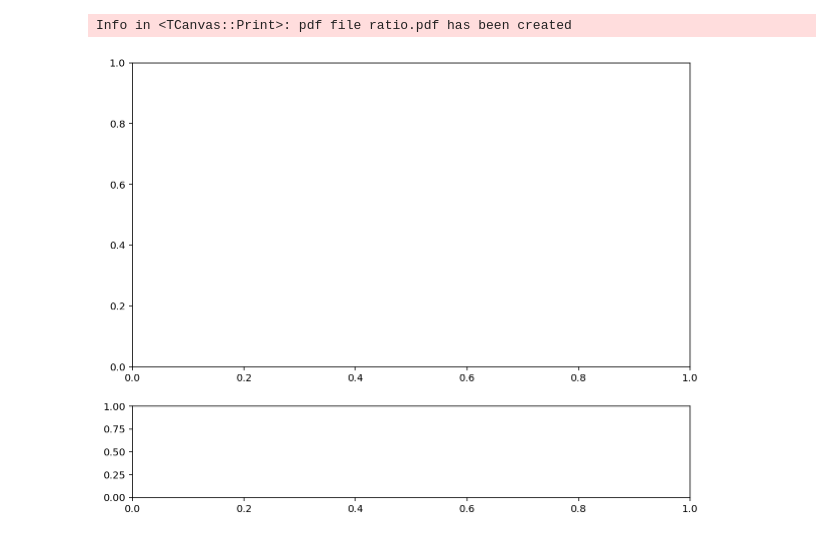
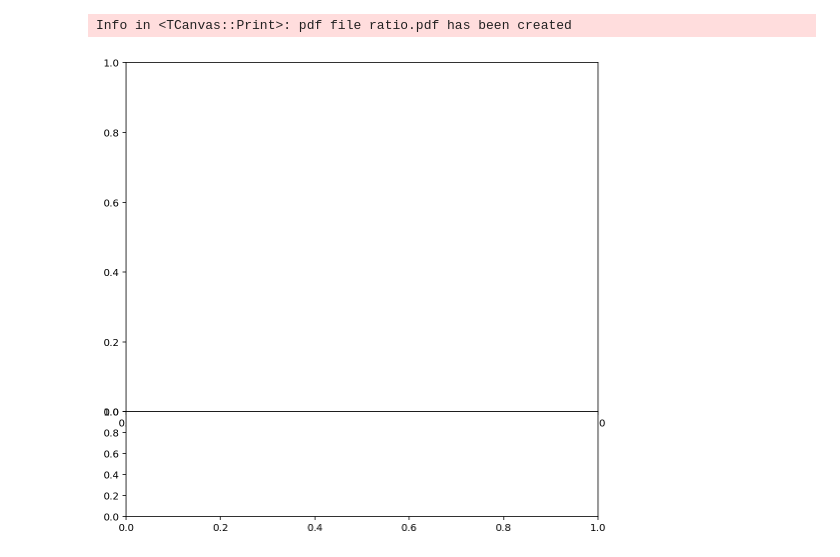
Before and after one commit to jhkim06/plotter, a Jupyter notebook: Untitled.ipynb, the cells around one changed output. Drawn from its saved outputs; the diff is of its cells as text; code cells hidden in the pictures.

```diff
--- a/Untitled.ipynb
+++ b/Untitled.ipynb
@@ -36,4 +32,0 @@ import matplotlib.pyplot as plt
-# %%
-fig, axes = plt.subplots(2, 1, sharex=False, figsize=(10,8), gridspec_kw={'height_ratios':[1, 0.3]})
-# %% [output]
-[figure, removed]
@@ -39,0 +35,4 @@ fig, axes = plt.subplots(2, 1, sharex=False, figsize=(10,8), gridspec_kw={'heigh
+# %%
+test = MatplotlibDrawer.MatplotlibDrawer(2, 1);
+# %% [output]
+[figure, added]
```
Also changed, not shown: parts of 8 cells of this notebook, 2 other files.
